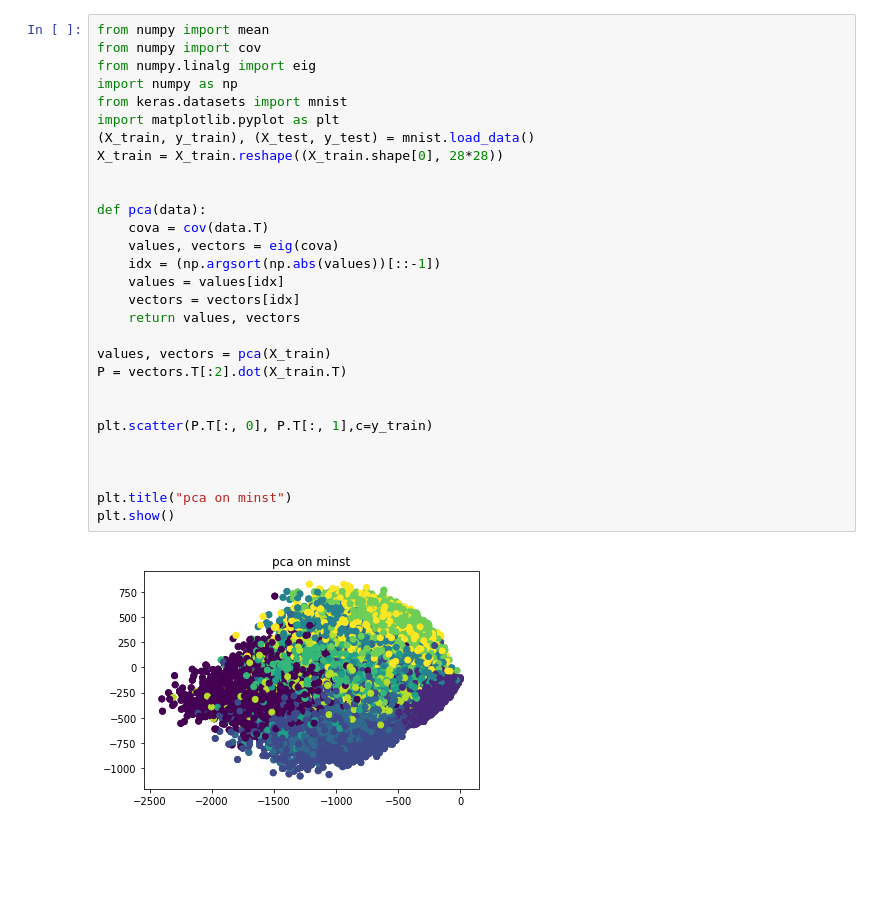
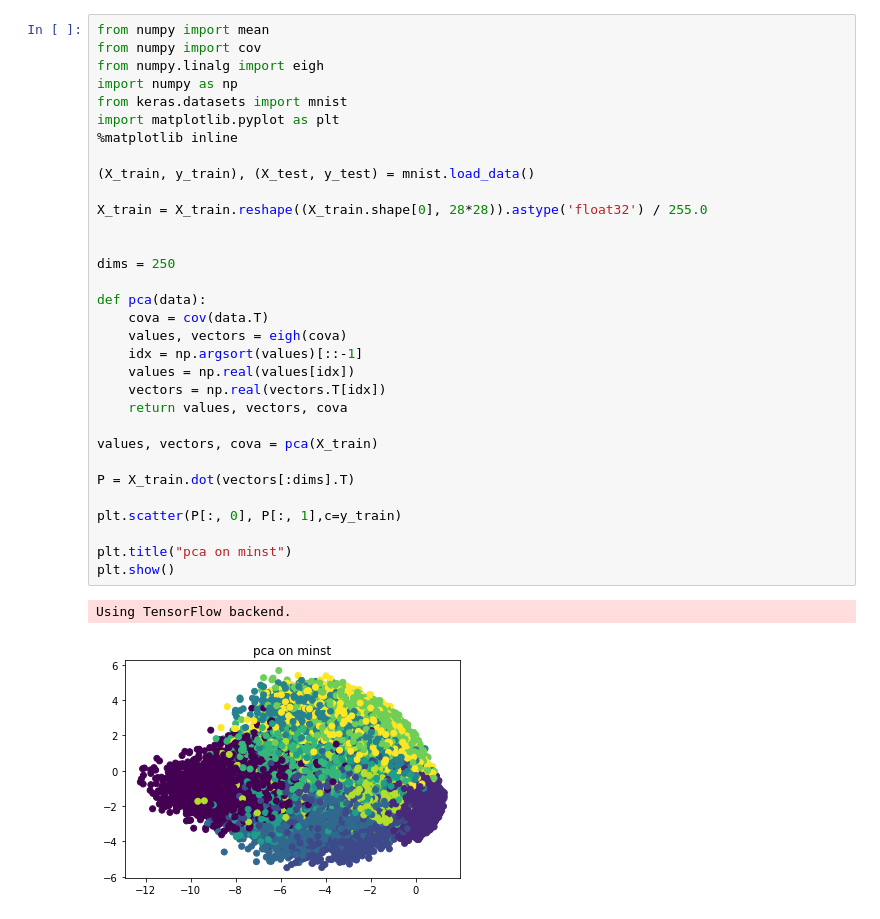
Before and after one commit to GenjitsuGame/unsupervised-clustering, a Jupyter notebook: pca.ipynb, the cells around one changed output. Saved outputs shown, nothing was run; the diff lists cells and outputs as text; blank space fills up the shorter version.

```diff
--- a/pca.ipynb
+++ b/pca.ipynb
@@ -1,31 +1,35 @@
 # %%
 from numpy import mean
 from numpy import cov
-from numpy.linalg import eig
+from numpy.linalg import eigh
 import numpy as np
 from keras.datasets import mnist
 import matplotlib.pyplot as plt
+%matplotlib inline
+
 (X_train, y_train), (X_test, y_test) = mnist.load_data()
-X_train = X_train.reshape((X_train.shape[0], 28*28))
 
+X_train = X_train.reshape((X_train.shape[0], 28*28)).astype('float32') / 255.0
+
+
+dims = 250
 
 def pca(data):
     cova = cov(data.T)
-    values, vectors = eig(cova)
-    idx = (np.argsort(np.abs(values))[::-1])
-    values = values[idx]
-    vectors = vectors[idx]
-    return values, vectors
+    values, vectors = eigh(cova)
+    idx = np.argsort(values)[::-1]
+    values = np.real(values[idx])
+    vectors = np.real(vectors.T[idx])
+    return values, vectors, cova
 
-values, vectors = pca(X_train)
-P = vectors.T[:2].dot(X_train.T)
+values, vectors, cova = pca(X_train)
 
+P = X_train.dot(vectors[:dims].T)
 
-plt.scatter(P.T[:, 0], P.T[:, 1],c=y_train)
-
-
+plt.scatter(P[:, 0], P[:, 1],c=y_train)
 
 plt.title("pca on minst")
 plt.show()
 # %% [output]
+Using TensorFlow backend.
-[figure, old version]
+[figure, new version]
```
Also changed, not shown: parts of 4 cells of this notebook.
